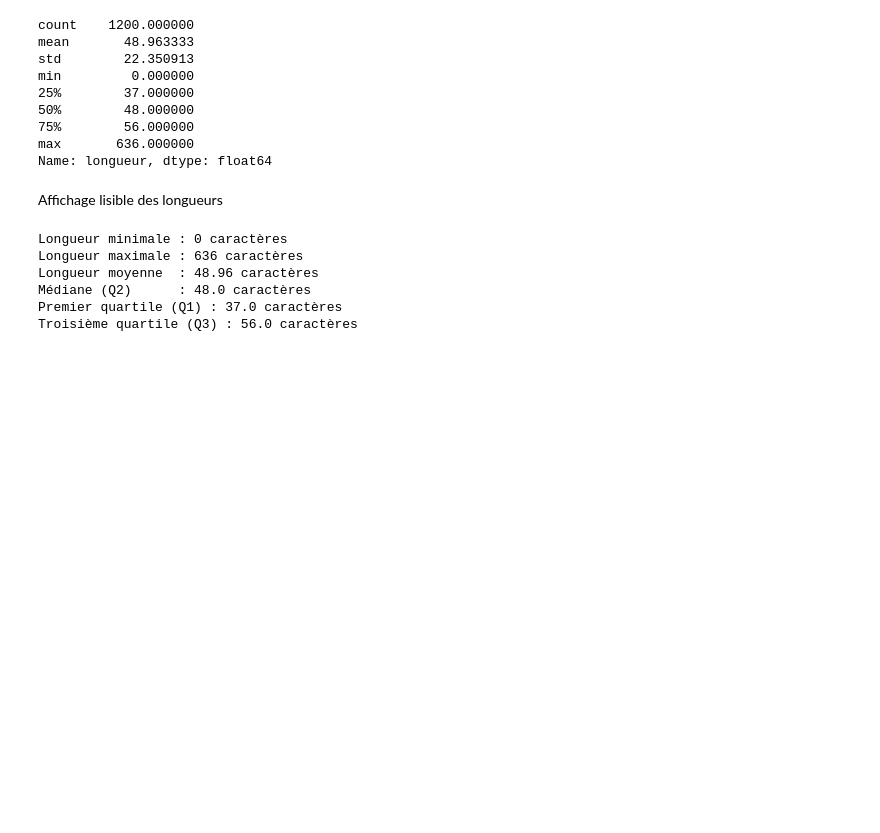
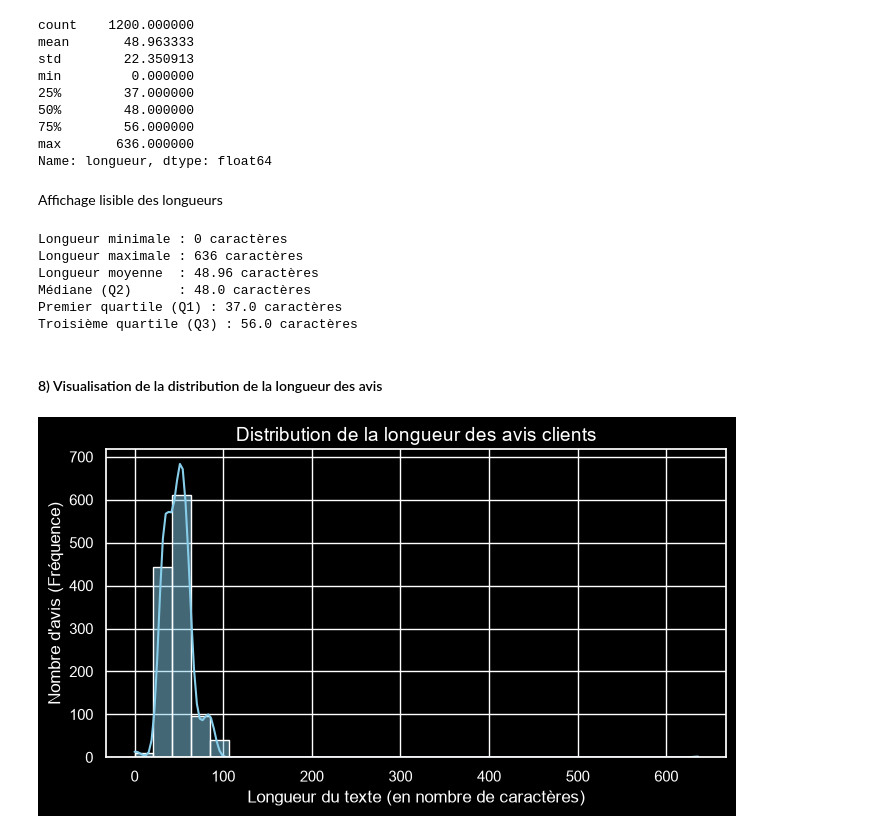
Before and after one commit to cheikhahmedtidiane/atelier_prepa_donnees_textuelles, a Jupyter notebook: atelier_prepa_donnees_textuelles/notebooks/atelier_prepa_donnees_textuelles.ipynb, the cells around one changed output. Cells and saved outputs as stored; diff of their text form; code cells hidden in the pictures; blank space fills up the shorter version.

Commit message:
Partie 1 – Exploration du corpus 8) Visualisation de la distribution de la longueur des avis

```diff
--- a/atelier_prepa_donnees_textuelles/notebooks/atelier_prepa_donnees_textuelles.ipynb
+++ b/atelier_prepa_donnees_textuelles/notebooks/atelier_prepa_donnees_textuelles.ipynb
@@ -234,3 +234,26 @@ Longueur moyenne  : 48.96 caractères
 Médiane (Q2)      : 48.0 caractères
 Premier quartile (Q1) : 37.0 caractères
 Troisième quartile (Q3) : 56.0 caractères
+# %% [markdown]
+#### 8) Visualisation de la distribution de la longueur des avis
+# %%
+import matplotlib.pyplot as plt
+import seaborn as sns
+
+# On configure le style graphique
+sns.set_theme(style="darkgrid")
+plt.style.use('dark_background')
+plt.figure(figsize=(8, 4))
+
+# On trace l'histogramme de la colonne longueur
+sns.histplot(data=df, x='longueur', bins=30, kde=True, color='skyblue')
+
+# On ajoute les titres et légendes
+plt.title("Distribution de la longueur des avis clients", fontsize=14)
+plt.xlabel("Longueur du texte (en nombre de caractères)", fontsize=12)
+plt.ylabel("Nombre d'avis (Fréquence)", fontsize=12)
+
+# On affiche le graphique
+plt.show()
+# %% [output]
+[figure, added]
```
